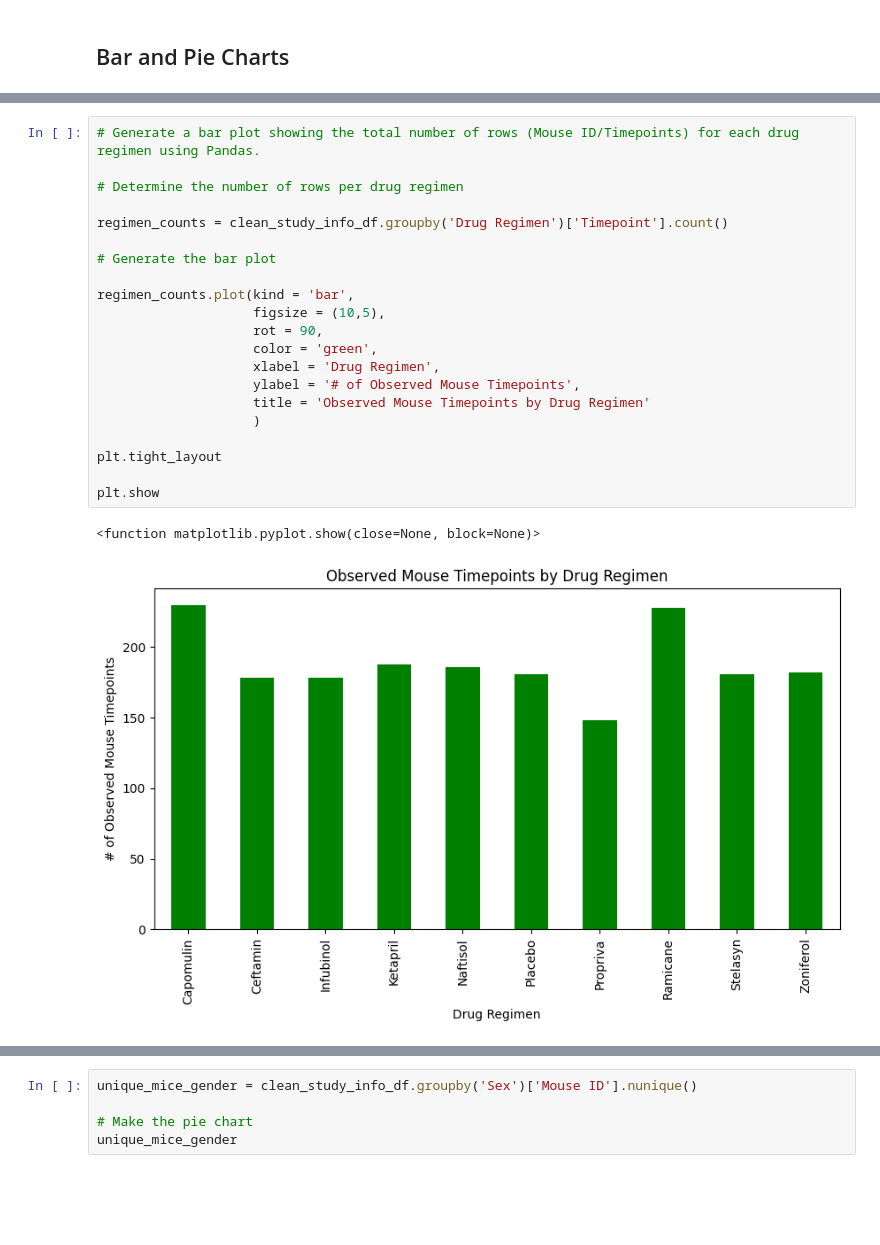
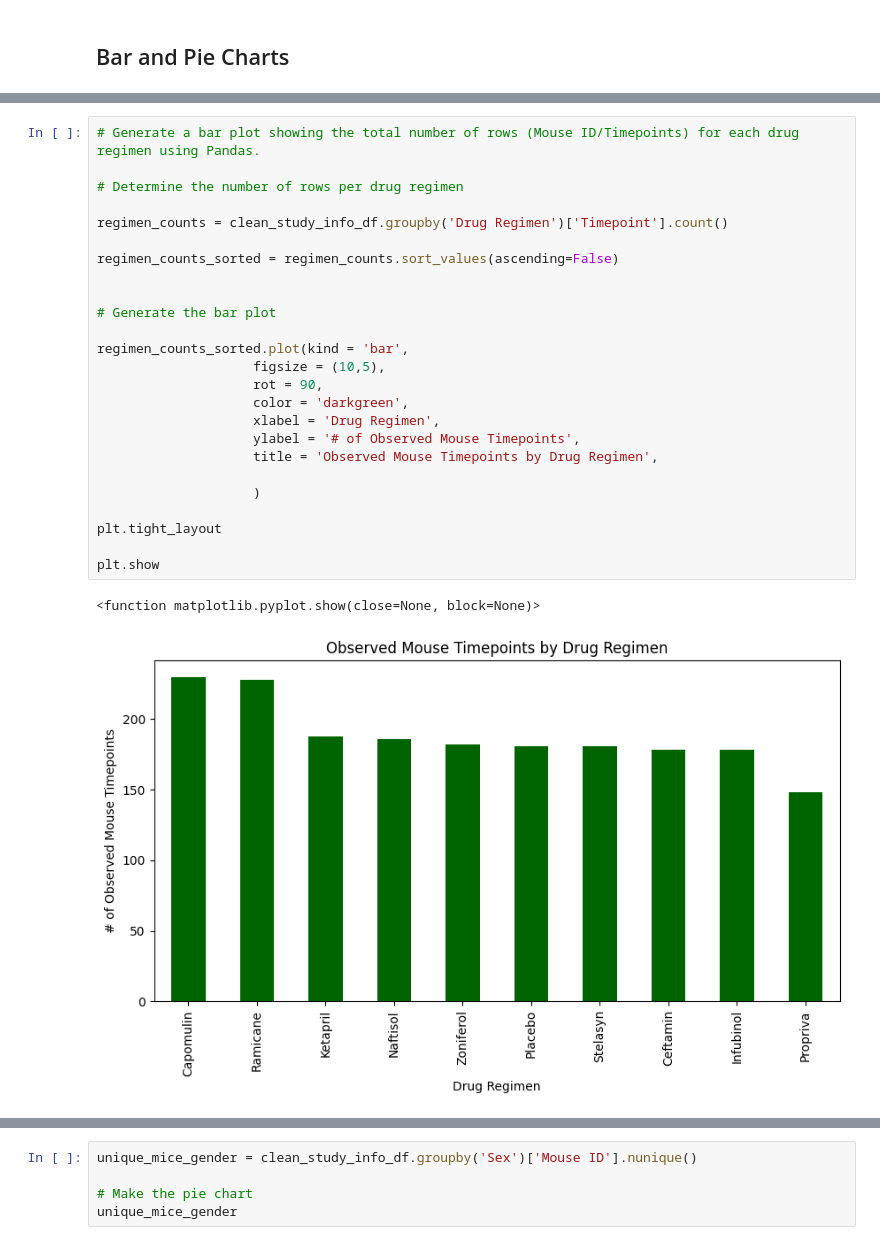
Before and after one commit to arkhanks/Pymaceuticals_Challenge_5, a Jupyter notebook: pymaceuticals_code.ipynb, the cells around one changed output, grey strips where cells are left out. Cells and saved outputs as stored; diff of their text form; blank space fills up the shorter version.

```diff
--- a/pymaceuticals_code.ipynb
+++ b/pymaceuticals_code.ipynb
@@ -223,27 +206,31 @@ Name: Timepoint, dtype: int64
 # %%
 # Generate a bar plot showing the total number of rows (Mouse ID/Timepoints) for each drug regimen using Pandas.
 
 # Determine the number of rows per drug regimen
 
 regimen_counts = clean_study_info_df.groupby('Drug Regimen')['Timepoint'].count()
 
+regimen_counts_sorted = regimen_counts.sort_values(ascending=False)
+
+
 # Generate the bar plot
 
-regimen_counts.plot(kind = 'bar',
+regimen_counts_sorted.plot(kind = 'bar',
                     figsize = (10,5),
                     rot = 90,
-                    color = 'green',
+                    color = 'darkgreen',
                     xlabel = 'Drug Regimen',
                     ylabel = '# of Observed Mouse Timepoints',
-                    title = 'Observed Mouse Timepoints by Drug Regimen'
+                    title = 'Observed Mouse Timepoints by Drug Regimen',
+
                     )
 
 plt.tight_layout
 
 plt.show
 # %% [output]
 <function matplotlib.pyplot.show(close=None, block=None)>
-[figure, old version]
+[figure, new version]
 # %%
 # Generate a bar plot showing the total number of rows (Mouse ID/Timepoints) for each drug regimen using pyplot.
 
```
Also changed, not shown: parts of 11 cells of this notebook, 2 other files.
